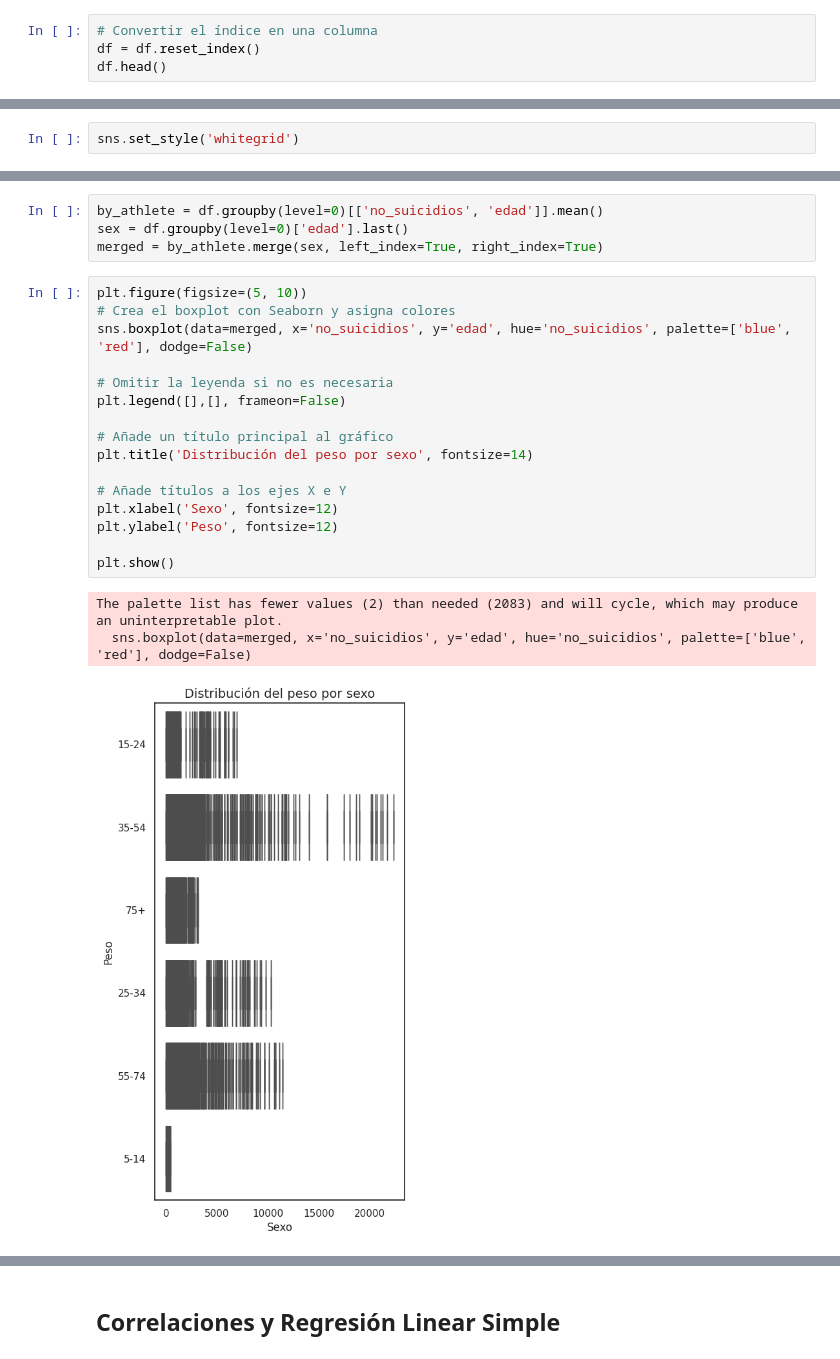
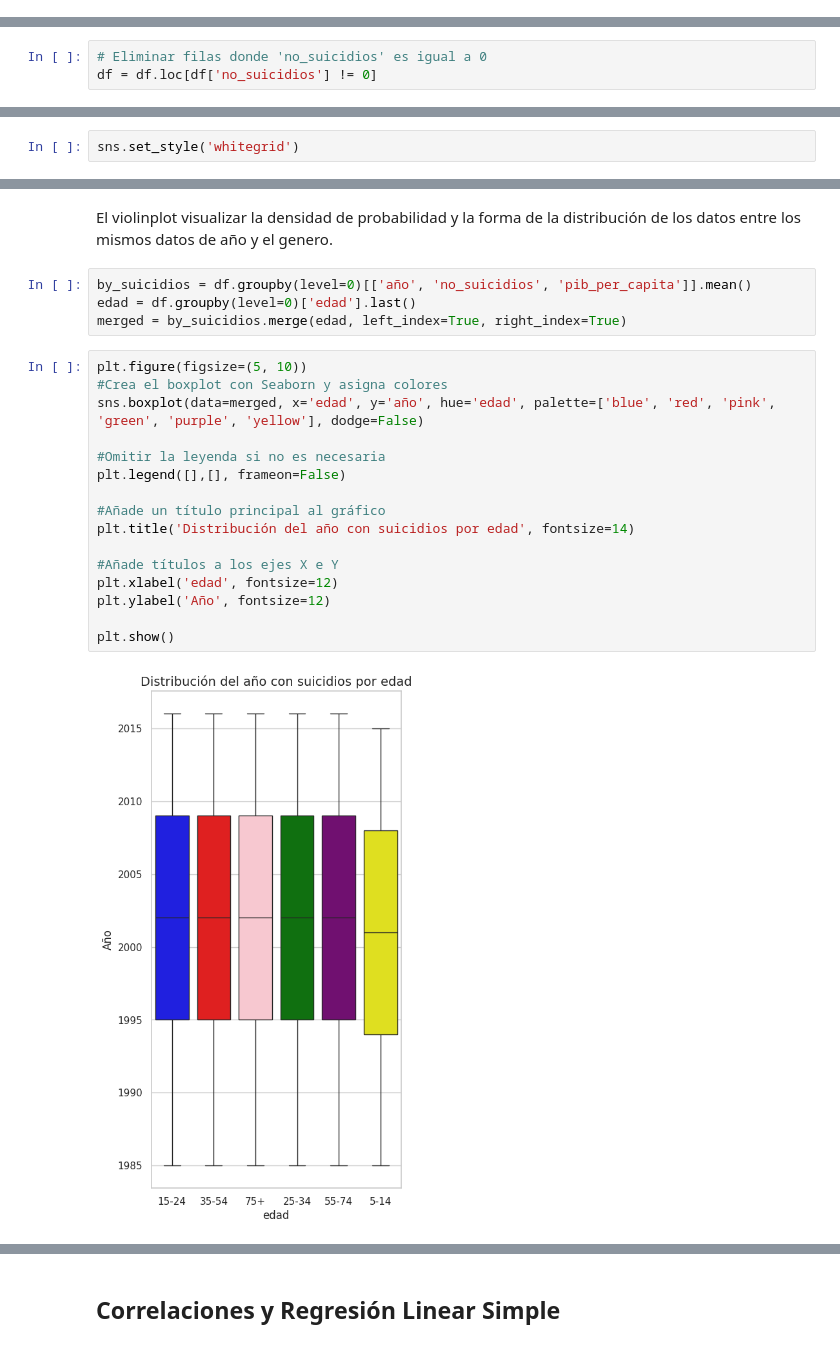
Before and after one commit to Gisellrom/ProyectoBEDU, a Jupyter notebook: Suicidios.ipynb, the cells around one changed output, grey strips where cells are left out. Cells and saved outputs as stored; diff of their text form.

```diff
--- a/Suicidios.ipynb
+++ b/Suicidios.ipynb
@@ -101,4 +100,0 @@ Desde este momento, podemos observar que la columna **country**, el dataset la e
-# %%
-# Convertir el índice en una columna
-df = df.reset_index()
-df.head()
@@ -522,0 +516,3 @@ Moda: 1
+# %%
+# Eliminar filas donde 'no_suicidios' es igual a 0
+df = df.loc[df['no_suicidios'] != 0]
@@ -1076,24 +1152,24 @@ Realizar boxplots y violinplots
+# %% [markdown]
+El violinplot visualizar la densidad de probabilidad y la forma de la distribución de los datos entre los mismos datos de año y el genero.
 # %%
-by_athlete = df.groupby(level=0)[['no_suicidios', 'edad']].mean()
-sex = df.groupby(level=0)['edad'].last()
-merged = by_athlete.merge(sex, left_index=True, right_index=True)
+by_suicidios = df.groupby(level=0)[['año', 'no_suicidios', 'pib_per_capita']].mean()
+edad = df.groupby(level=0)['edad'].last()
+merged = by_suicidios.merge(edad, left_index=True, right_index=True)
 # %%
 plt.figure(figsize=(5, 10))
-# Crea el boxplot con Seaborn y asigna colores
-sns.boxplot(data=merged, x='no_suicidios', y='edad', hue='no_suicidios', palette=['blue', 'red'], dodge=False)
+#Crea el boxplot con Seaborn y asigna colores
+sns.boxplot(data=merged, x='edad', y='año', hue='edad', palette=['blue', 'red', 'pink', 'green', 'purple', 'yellow'], dodge=False)
 
-# Omitir la leyenda si no es necesaria
+#Omitir la leyenda si no es necesaria
 plt.legend([],[], frameon=False)
 
-# Añade un título principal al gráfico
-plt.title('Distribución del peso por sexo', fontsize=14)
+#Añade un título principal al gráfico
+plt.title('Distribución del año con suicidios por edad', fontsize=14)
 
-# Añade títulos a los ejes X e Y
-plt.xlabel('Sexo', fontsize=12)
-plt.ylabel('Peso', fontsize=12)
+#Añade títulos a los ejes X e Y
+plt.xlabel('edad', fontsize=12)
+plt.ylabel('Año', fontsize=12)
 
 plt.show()
 # %% [output]
-The palette list has fewer values (2) than needed (2083) and will cycle, which may produce an uninterpretable plot.
-  sns.boxplot(data=merged, x='no_suicidios', y='edad', hue='no_suicidios', palette=['blue', 'red'], dodge=False)
-[figure, old version]
+[figure, new version]
```
Also changed, not shown: parts of 150 cells of this notebook.
